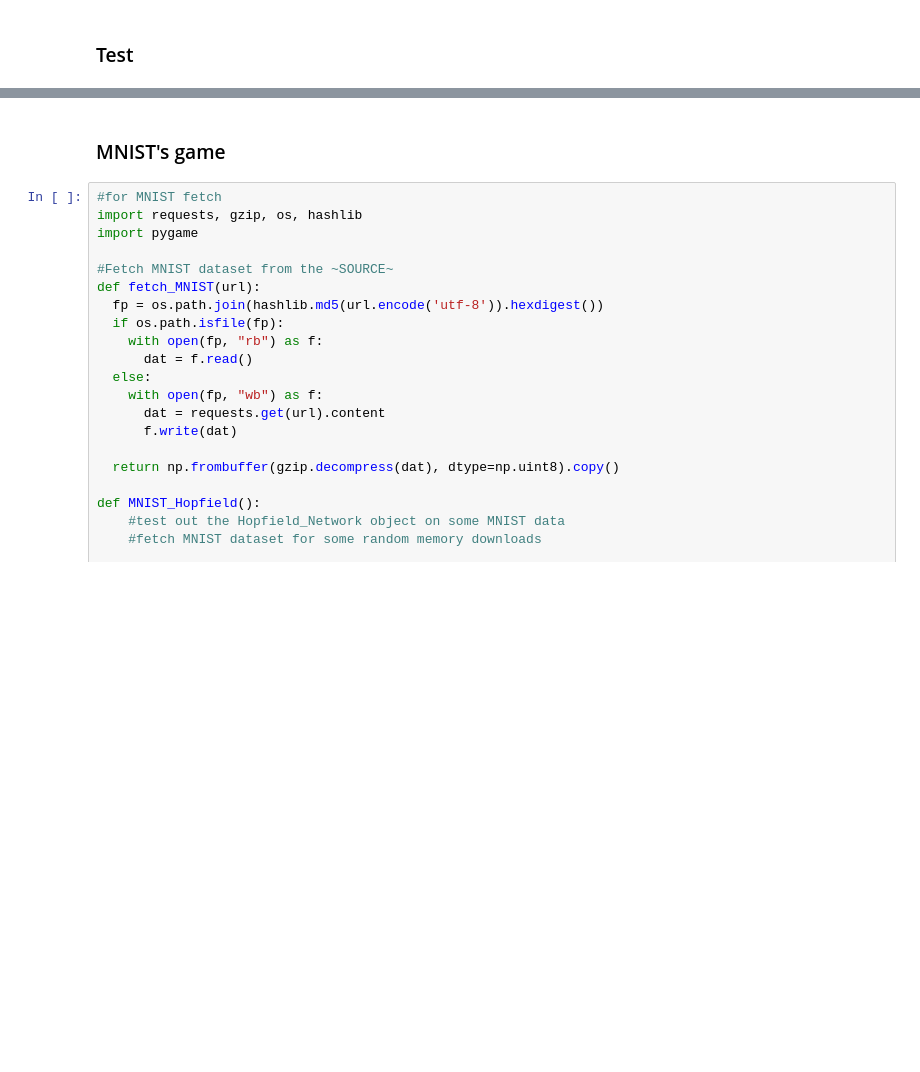
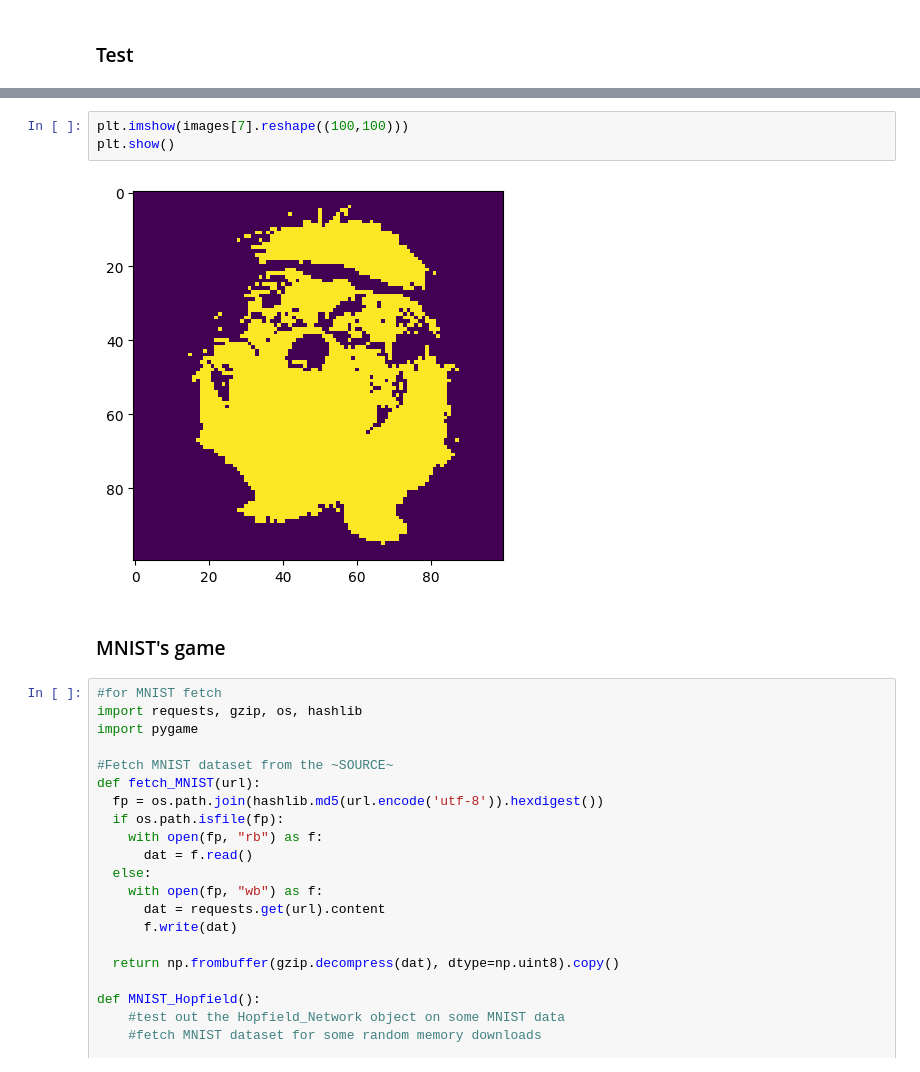
Before and after one commit to TommasoLocatelli/ml_cats_vs_dogs, a Jupyter notebook: 3.Hopfield.ipynb, the cells around one changed output, grey strips where cells are left out. Drawn from its saved outputs; the diff is of its cells as text; blank space fills up the shorter version.

```diff
--- a/3.Hopfield.ipynb
+++ b/3.Hopfield.ipynb
@@ -202,3 +249,8 @@ Error:
+# %%
+plt.imshow(images[7].reshape((100,100)))
+plt.show()
+# %% [output]
+[figure, added]
 # %% [markdown]
 ### MNIST's game
 # %%
```
Also changed, not shown: parts of 15 cells of this notebook.
